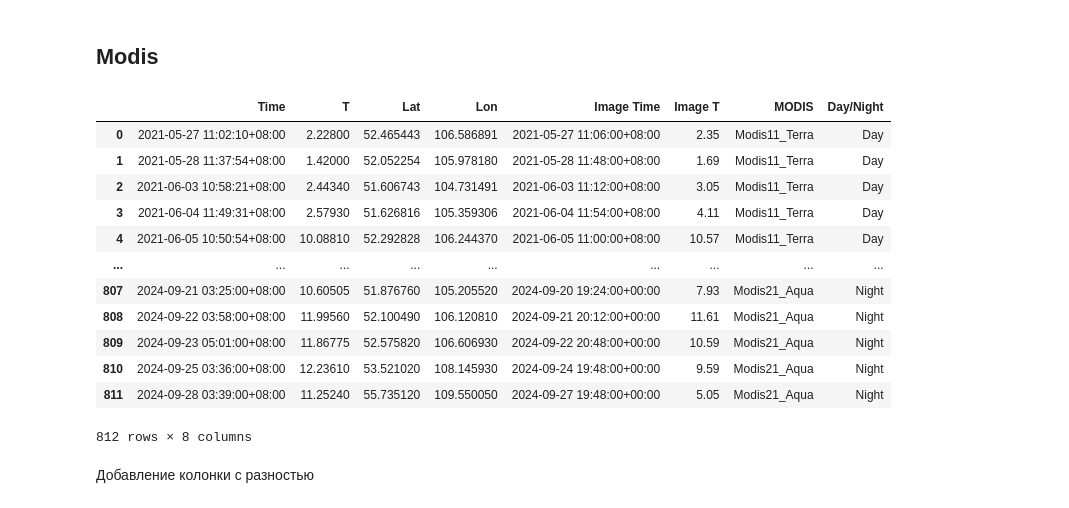
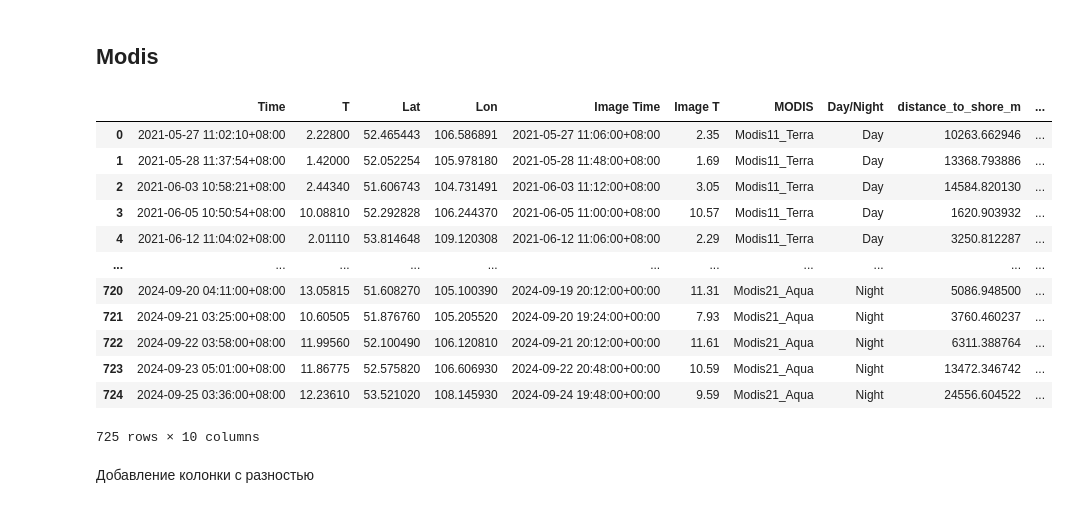
Before and after one commit to tobaffoon/baikal_vkr, a Jupyter notebook: prepare_data.ipynb, the cells around one changed output. Drawn from its saved outputs; the diff is of its cells as text; code cells hidden in the pictures.

```diff
--- a/prepare_data.ipynb
+++ b/prepare_data.ipynb
@@ -101,22 +101,22 @@ baikal_points =  ee.Geometry.MultiPoint(baikal_combined_points)
 # %% [markdown]
 ## Modis
 # %%
-result_15_read = pd.read_csv('Данные_валидации/modis_validation_ext_15.csv')
+result_15_read = pd.read_csv('Данные_валидации/modis_validation_ext_15_distance_filtered.csv')
 result_15_read
 # %% [output]
-|  | Time | T | Lat | Lon | Image Time | Image T | MODIS | Day/Night |
-| 0 | 2021-05-27 11:02:10+08:00 | 2.22800 | 52.465443 | 106.586891 | 2021-05-27 11:06:00+08:00 | 2.35 | Modis11_Terra | Day |
-| 1 | 2021-05-28 11:37:54+08:00 | 1.42000 | 52.052254 | 105.978180 | 2021-05-28 11:48:00+08:00 | 1.69 | Modis11_Terra | Day |
-| 2 | 2021-06-03 10:58:21+08:00 | 2.44340 | 51.606743 | 104.731491 | 2021-06-03 11:12:00+08:00 | 3.05 | Modis11_Terra | Day |
-| 3 | 2021-06-04 11:49:31+08:00 | 2.57930 | 51.626816 | 105.359306 | 2021-06-04 11:54:00+08:00 | 4.11 | Modis11_Terra | Day |
-| 4 | 2021-06-05 10:50:54+08:00 | 10.08810 | 52.292828 | 106.244370 | 2021-06-05 11:00:00+08:00 | 10.57 | Modis11_Terra | Day |
-| ... | ... | ... | ... | ... | ... | ... | ... | ... |
-| 807 | 2024-09-21 03:25:00+08:00 | 10.60505 | 51.876760 | 105.205520 | 2024-09-20 19:24:00+00:00 | 7.93 | Modis21_Aqua | Night |
-| 808 | 2024-09-22 03:58:00+08:00 | 11.99560 | 52.100490 | 106.120810 | 2024-09-21 20:12:00+00:00 | 11.61 | Modis21_Aqua | Night |
-| 809 | 2024-09-23 05:01:00+08:00 | 11.86775 | 52.575820 | 106.606930 | 2024-09-22 20:48:00+00:00 | 10.59 | Modis21_Aqua | Night |
-| 810 | 2024-09-25 03:36:00+08:00 | 12.23610 | 53.521020 | 108.145930 | 2024-09-24 19:48:00+00:00 | 9.59 | Modis21_Aqua | Night |
-| 811 | 2024-09-28 03:39:00+08:00 | 11.25240 | 55.735120 | 109.550050 | 2024-09-27 19:48:00+00:00 | 5.05 | Modis21_Aqua | Night |
+|  | Time | T | Lat | Lon | Image Time | Image T | MODIS | Day/Night | distance_to_shore_m | ... |
+| 0 | 2021-05-27 11:02:10+08:00 | 2.22800 | 52.465443 | 106.586891 | 2021-05-27 11:06:00+08:00 | 2.35 | Modis11_Terra | Day | 10263.662946 | ... |
+| 1 | 2021-05-28 11:37:54+08:00 | 1.42000 | 52.052254 | 105.978180 | 2021-05-28 11:48:00+08:00 | 1.69 | Modis11_Terra | Day | 13368.793886 | ... |
+| 2 | 2021-06-03 10:58:21+08:00 | 2.44340 | 51.606743 | 104.731491 | 2021-06-03 11:12:00+08:00 | 3.05 | Modis11_Terra | Day | 14584.820130 | ... |
+| 3 | 2021-06-05 10:50:54+08:00 | 10.08810 | 52.292828 | 106.244370 | 2021-06-05 11:00:00+08:00 | 10.57 | Modis11_Terra | Day | 1620.903932 | ... |
+| 4 | 2021-06-12 11:04:02+08:00 | 2.01110 | 53.814648 | 109.120308 | 2021-06-12 11:06:00+08:00 | 2.29 | Modis11_Terra | Day | 3250.812287 | ... |
+| ... | ... | ... | ... | ... | ... | ... | ... | ... | ... | ... |
+| 720 | 2024-09-20 04:11:00+08:00 | 13.05815 | 51.608270 | 105.100390 | 2024-09-19 20:12:00+00:00 | 11.31 | Modis21_Aqua | Night | 5086.948500 | ... |
+| 721 | 2024-09-21 03:25:00+08:00 | 10.60505 | 51.876760 | 105.205520 | 2024-09-20 19:24:00+00:00 | 7.93 | Modis21_Aqua | Night | 3760.460237 | ... |
+| 722 | 2024-09-22 03:58:00+08:00 | 11.99560 | 52.100490 | 106.120810 | 2024-09-21 20:12:00+00:00 | 11.61 | Modis21_Aqua | Night | 6311.388764 | ... |
+| 723 | 2024-09-23 05:01:00+08:00 | 11.86775 | 52.575820 | 106.606930 | 2024-09-22 20:48:00+00:00 | 10.59 | Modis21_Aqua | Night | 13472.346742 | ... |
+| 724 | 2024-09-25 03:36:00+08:00 | 12.23610 | 53.521020 | 108.145930 | 2024-09-24 19:48:00+00:00 | 9.59 | Modis21_Aqua | Night | 24556.604522 | ... |
-812 rows × 8 columns
+725 rows × 10 columns
 # %%
 point_distance = result_15_read[['Lon','Lat']].apply(lambda x: (ee.Geometry.Point(*x)).distance(baikal_points).getInfo(), axis=1)
 result_15_with_distance = result_15_read.assign(distance_to_shore_m=pd.Series(point_distance).values)
```
Also changed, not shown: parts of 12 cells of this notebook, 20 other files.
